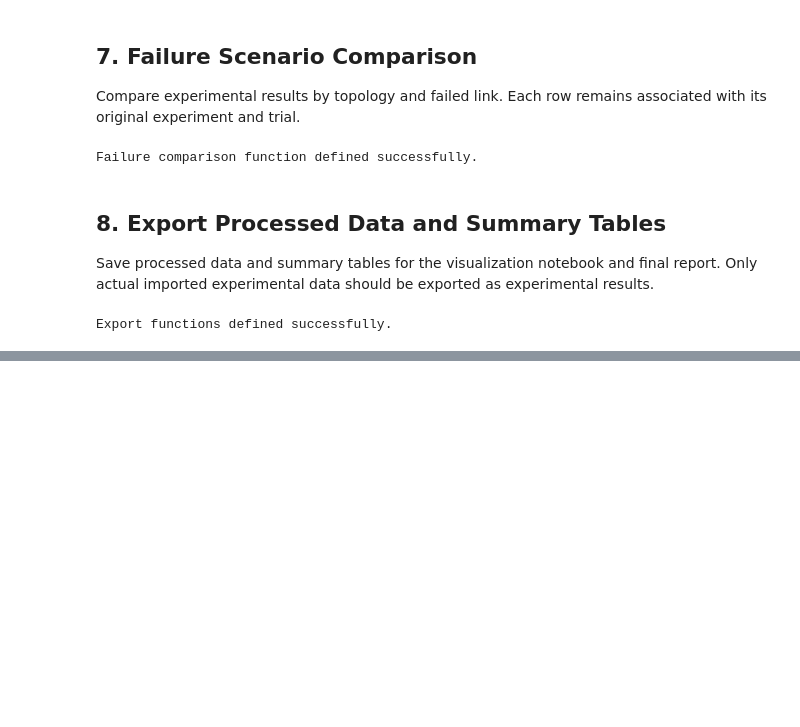
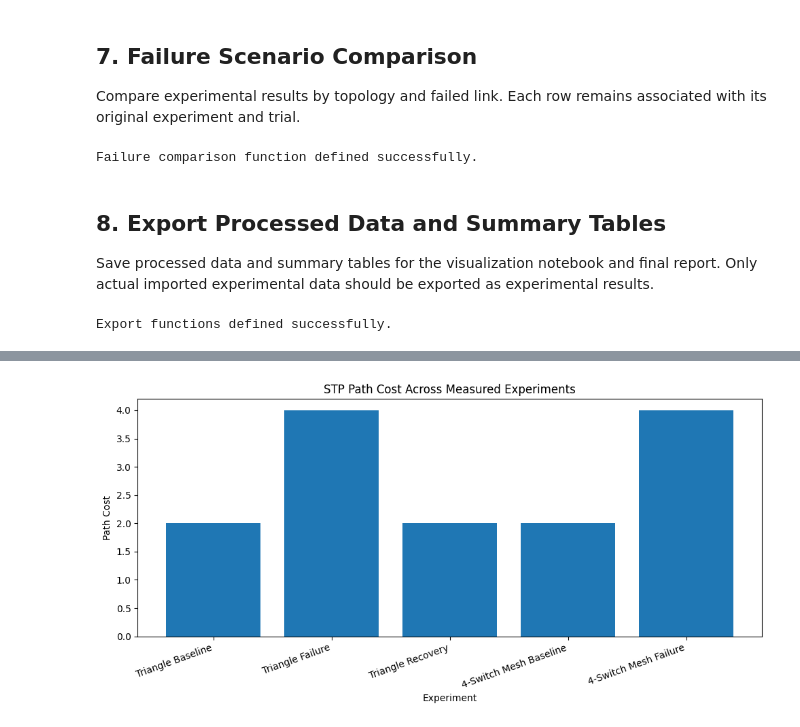
Before and after one commit to suhrudsharma/STP-Performance-Analysis, a Jupyter notebook: notebooks/STP_DataAnalysis.ipynb, the cells around one changed output, grey strips where cells are left out. Saved outputs shown, nothing was run; the diff lists cells and outputs as text; code cells hidden in the pictures; blank space fills up the shorter version.

```diff
--- a/notebooks/STP_DataAnalysis.ipynb
+++ b/notebooks/STP_DataAnalysis.ipynb
@@ -462,0 +870,89 @@ Export functions defined successfully.
+# %%
+
+# STEP 7: Final figures and export report tables
+
+import os
+import pandas as pd
+import matplotlib.pyplot as plt
+
+OUTPUT_DIR = "/content/drive/MyDrive/STP_Performance_Analysis/results"
+os.makedirs(OUTPUT_DIR, exist_ok=True)
+
+# Use measured records only
+final_df = df[df["data_status"] == "Empirically Measured"].copy()
+
+for col in ["path_cost", "blocked_ports", "forwarding_ports", "packet_loss"]:
+    final_df[col] = pd.to_numeric(final_df[col], errors="coerce")
+
+labels = {
+    "EXP_01_TRIANGLE_BASE": "Triangle Baseline",
+    "EXP_01_TRIANGLE_FAIL": "Triangle Failure",
+    "EXP_01_TRIANGLE_RECOV": "Triangle Recovery",
+    "EXP_02_MESH4_BASE": "4-Switch Mesh Baseline",
+    "EXP_02_MESH4_FAIL": "4-Switch Mesh Failure"
+}
+final_df["label"] = final_df["experiment_id"].map(labels).fillna(final_df["experiment_id"])
+
+# Figure 1: Path cost
+plt.figure(figsize=(10, 5))
+plt.bar(final_df["label"], final_df["path_cost"])
+plt.title("STP Path Cost Across Measured Experiments")
+plt.xlabel("Experiment")
+plt.ylabel("Path Cost")
+plt.xticks(rotation=20, ha="right")
+plt.tight_layout()
+plt.savefig(os.path.join(OUTPUT_DIR, "path_cost.png"), dpi=300)
+plt.show()
+
+# Figure 2: Port counts
+x = range(len(final_df))
+width = 0.35
+
+plt.figure(figsize=(10, 5))
+plt.bar([i - width/2 for i in x], final_df["blocked_ports"],
+        width=width, label="Blocked Ports")
+plt.bar([i + width/2 for i in x], final_df["forwarding_ports"],
+        width=width, label="Forwarding Ports")
+plt.xticks(list(x), final_df["label"], rotation=20, ha="right")
+plt.title("Blocked and Forwarding Ports Across Measured Experiments")
+plt.xlabel("Experiment")
+plt.ylabel("Port Count")
+plt.legend()
+plt.tight_layout()
+plt.savefig(os.path.join(OUTPUT_DIR, "port_counts.png"), dpi=300)
+plt.show()
+
+# Export measured results and a concise comparison table
+final_df.to_csv(os.path.join(OUTPUT_DIR, "empirical_results.csv"), index=False)
+
+summary_rows = []
+pairs = [
+    ("Triangle", "EXP_01_TRIANGLE_BASE", "EXP_01_TRIANGLE_FAIL"),
+    ("4-Switch Mesh", "EXP_02_MESH4_BASE", "EXP_02_MESH4_FAIL")
+]
+
+for name, base_id, fail_id in pairs:
+    base = final_df.loc[final_df["experiment_id"] == base_id].iloc[0]
+    fail = final_df.loc[final_df["experiment_id"] == fail_id].iloc[0]
+
+    summary_rows.append({
+        "Topology": name,
+        "Baseline Path Cost": base["path_cost"],
+        "Failure Path Cost": fail["path_cost"],
+        "Path Cost Change": fail["path_cost"] - base["path_cost"],
+        "Baseline Blocked Ports": base["blocked_ports"],
+        "Failure Blocked Ports": fail["blocked_ports"],
+        "Baseline Forwarding Ports": base["forwarding_ports"],
+        "Failure Forwarding Ports": fail["forwarding_ports"],
+        "Baseline Recorded Packet Loss": base["packet_loss"],
+        "Failure Recorded Packet Loss": fail["packet_loss"]
+    })
+
+summary_df = pd.DataFrame(summary_rows)
+summary_df.to_csv(os.path.join(OUTPUT_DIR, "baseline_failure_comparison.csv"), index=False)
+
+print("Saved files to:", OUTPUT_DIR)
+print("\nBaseline vs. failure summary:")
+display(summary_df)
+# %% [output]
+[figure, added]
```
Also changed, not shown: parts of 8 cells of this notebook.
